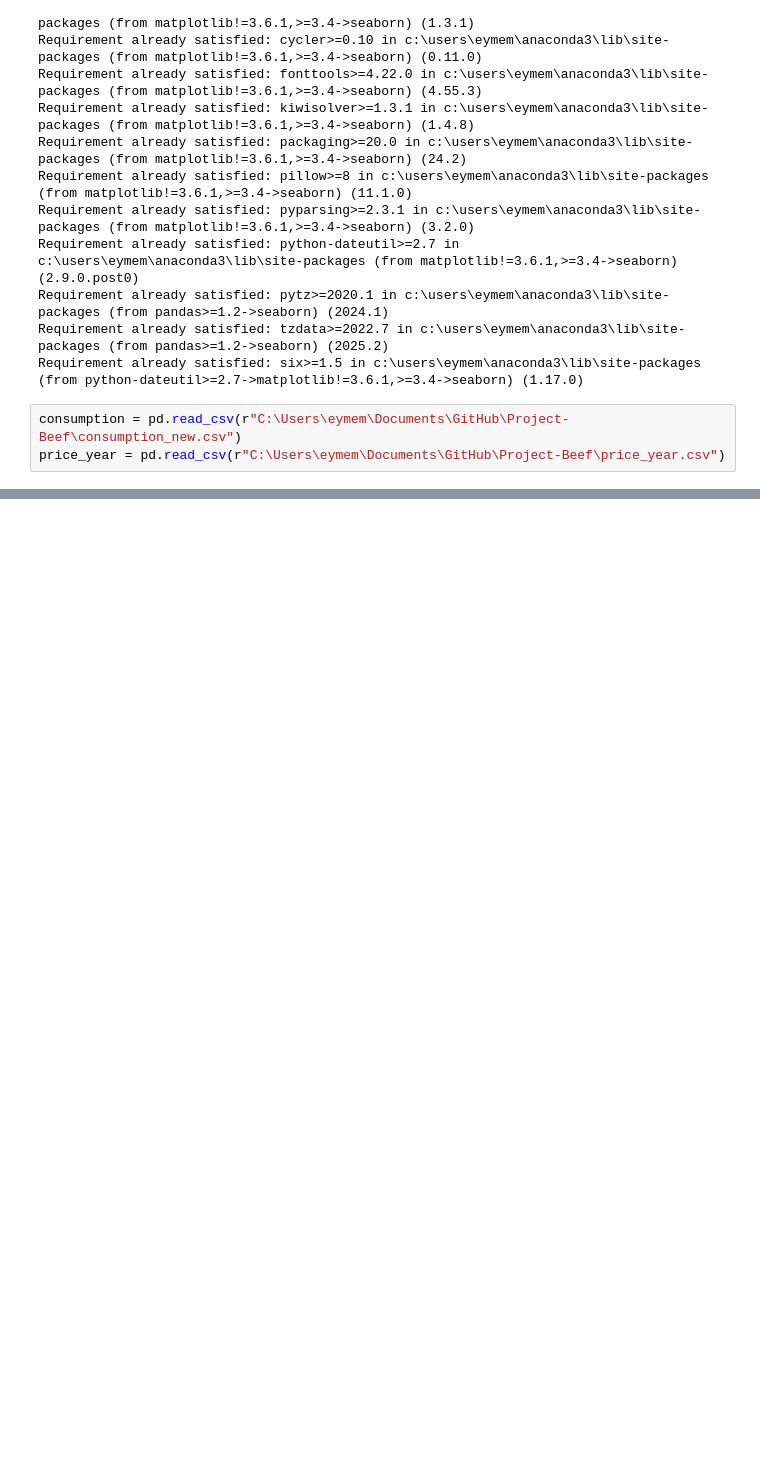
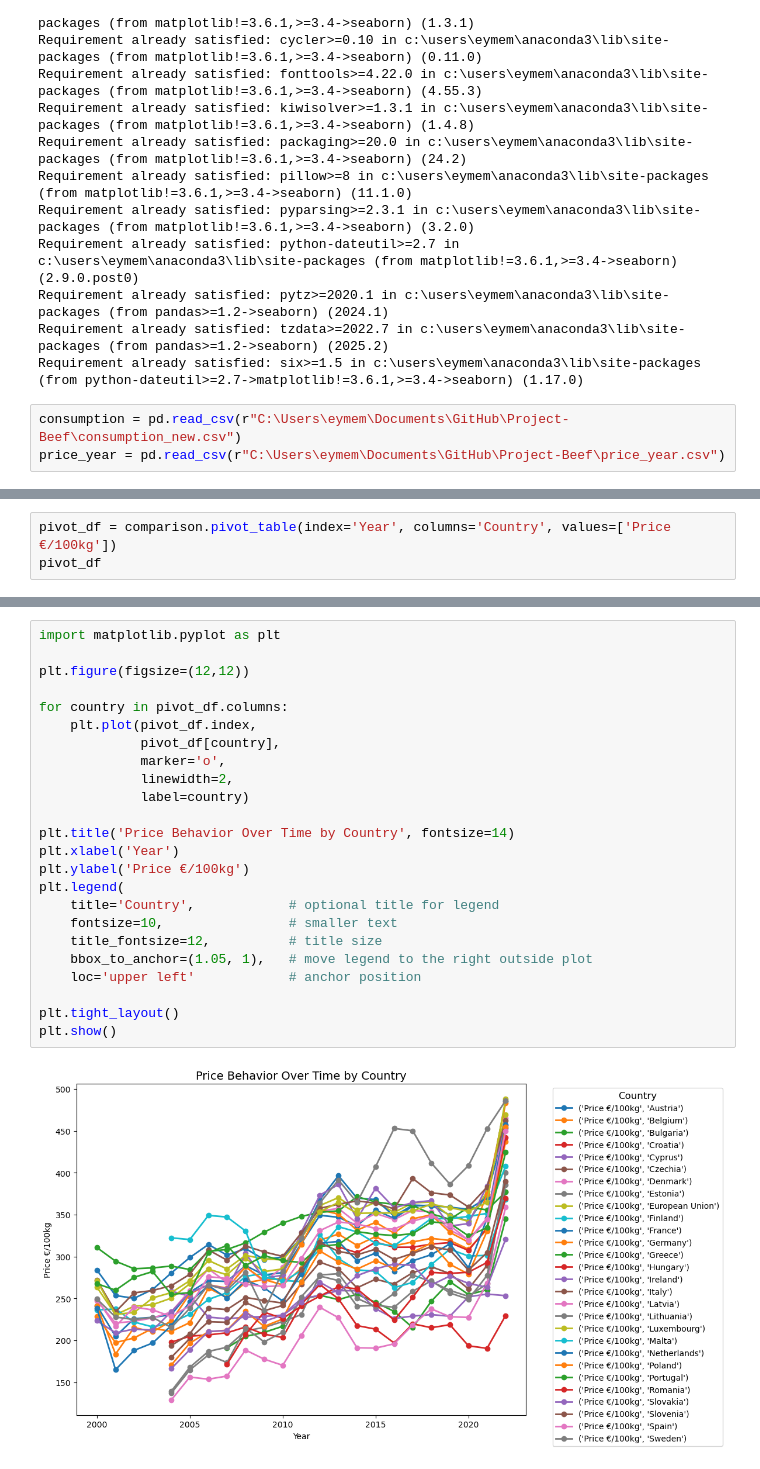
Before and after one commit to eymeklaus/Research-Study-for-Beef-Import-in-the-EU, a Jupyter notebook: Data Aggregation and Grouping.ipynb, the cells around one changed output, grey strips where cells are left out. Saved outputs shown, nothing was run; the diff lists cells and outputs as text; blank space fills up the shorter version.

```diff
--- a/Data Aggregation and Grouping.ipynb
+++ b/Data Aggregation and Grouping.ipynb
@@ -63,0 +207,3 @@ consumption.merge(price_year, how = "outer")
+# %%
+pivot_df = comparison.pivot_table(index='Year', columns='Country', values=['Price €/100kg'])
+pivot_df
@@ -63,0 +231,26 @@ consumption.merge(price_year, how = "outer")
+# %%
+import matplotlib.pyplot as plt
+
+plt.figure(figsize=(12,12))
+
+for country in pivot_df.columns:
+    plt.plot(pivot_df.index,
+             pivot_df[country],
+             marker='o',
+             linewidth=2,
+             label=country)
+
+plt.title('Price Behavior Over Time by Country', fontsize=14)
+plt.xlabel('Year')
+plt.ylabel('Price €/100kg')
+plt.legend(
+    title='Country',            # optional title for legend
+    fontsize=10,                # smaller text
+    title_fontsize=12,          # title size
+    bbox_to_anchor=(1.05, 1),   # move legend to the right outside plot
+    loc='upper left'            # anchor position
+
+plt.tight_layout()
+plt.show()
+# %% [output]
+[figure, added]
```
Also changed, not shown: parts of 17 cells of this notebook.
